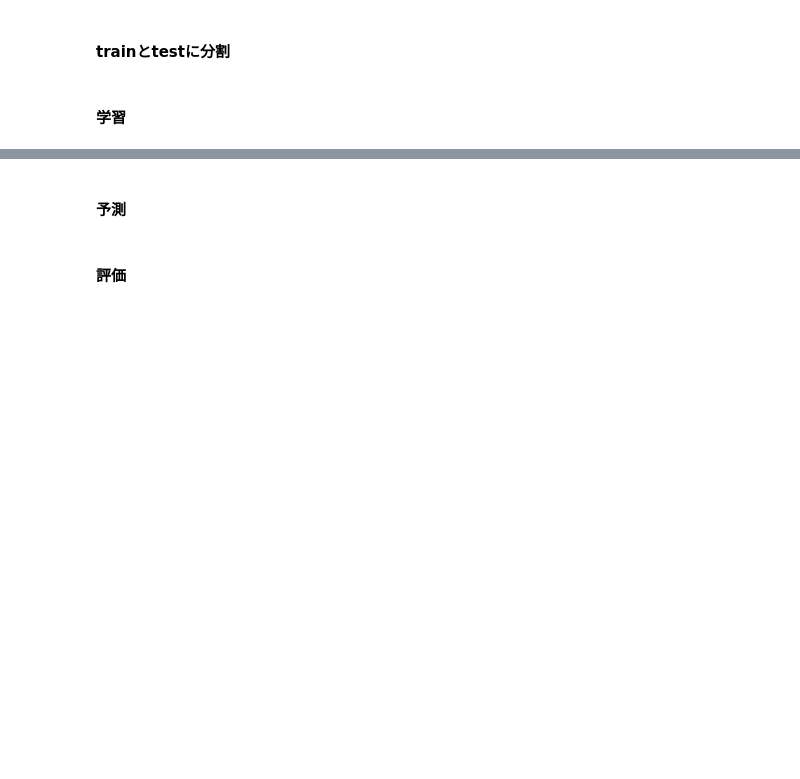
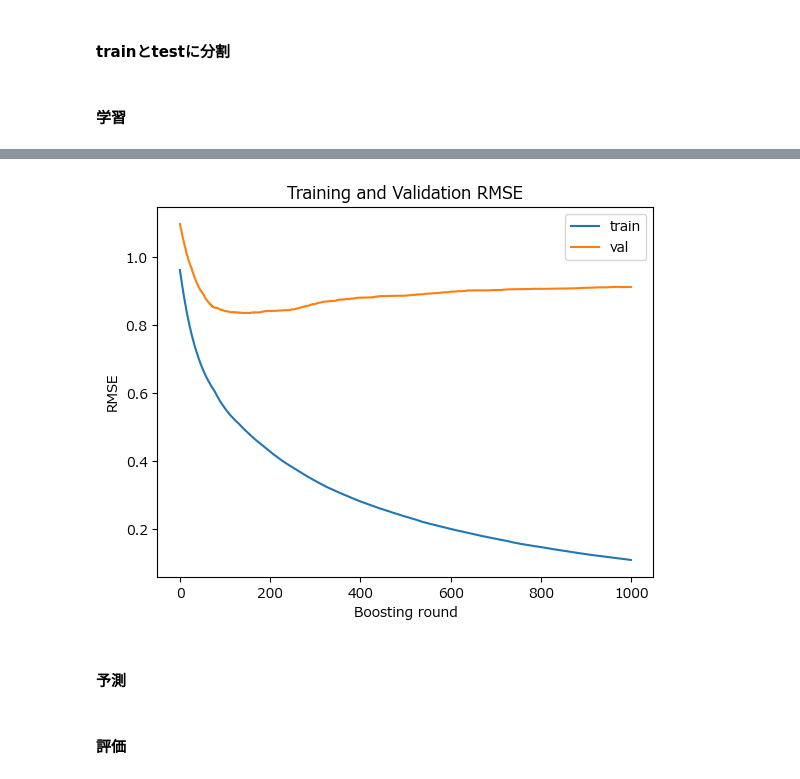
Before and after one commit to Naoya-Yasuda/MANABI_DX_QUEST_2023_PrePoC, a Jupyter notebook: notebook/prediction_waste_paper_amount_lightgbm_monthly features.ipynb, the cells around one changed output, grey strips where cells are left out. Drawn from its saved outputs; the diff is of its cells as text; code cells hidden in the pictures; blank space fills up the shorter version.

```diff
--- a/notebook/prediction_waste_paper_amount_lightgbm_monthly features.ipynb
+++ b/notebook/prediction_waste_paper_amount_lightgbm_monthly features.ipynb
@@ -264,16 +382,19 @@ y.head()
 # %%
 # trainとtestに分割
 X_train, X_test, y_train, y_test = train_test_split(X, y, test_size=0.2, random_state=42)
+
+evals_result = {}  # 学習過程を記録するための辞書
 
 # LightGBMのパラメータ設定
 lgb_params = {
     'objective': 'regression',
     'boosting_type': 'gbdt',
     'seed': 0,
-    'num_iterations' : 100, # 値を小さくするとよい
+    'num_iterations' : 1000, # 値を小さくするとよい
     'learning_rate' : 0.02,
     'max_depth': 8,
     'num_leaves': 2**8,
+    'metric': 'rmse'
 }
 
 train_data = lgb.Dataset(X_train, label=y_train)
@@ -294,3 +434,14 @@ model = lgb.train(
+# %%
+# RMSE の学習曲線をプロット
+plt.plot(evals_result['training']['rmse'], label='train')
+plt.plot(evals_result['valid_1']['rmse'], label='val')
+plt.ylabel('RMSE')
+plt.xlabel('Boosting round')
+plt.title('Training and Validation RMSE')
+plt.legend()
+plt.show()
+# %% [output]
+[figure, added]
 # %% [markdown]
 #### 予測
 # %%
```
Also changed, not shown: parts of 18 cells of this notebook.
